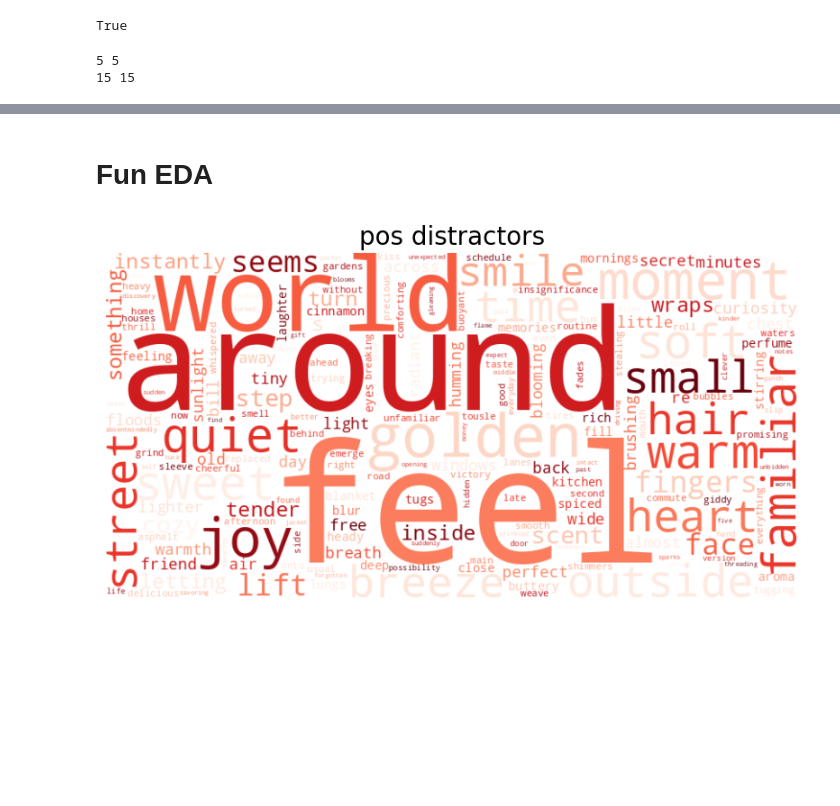
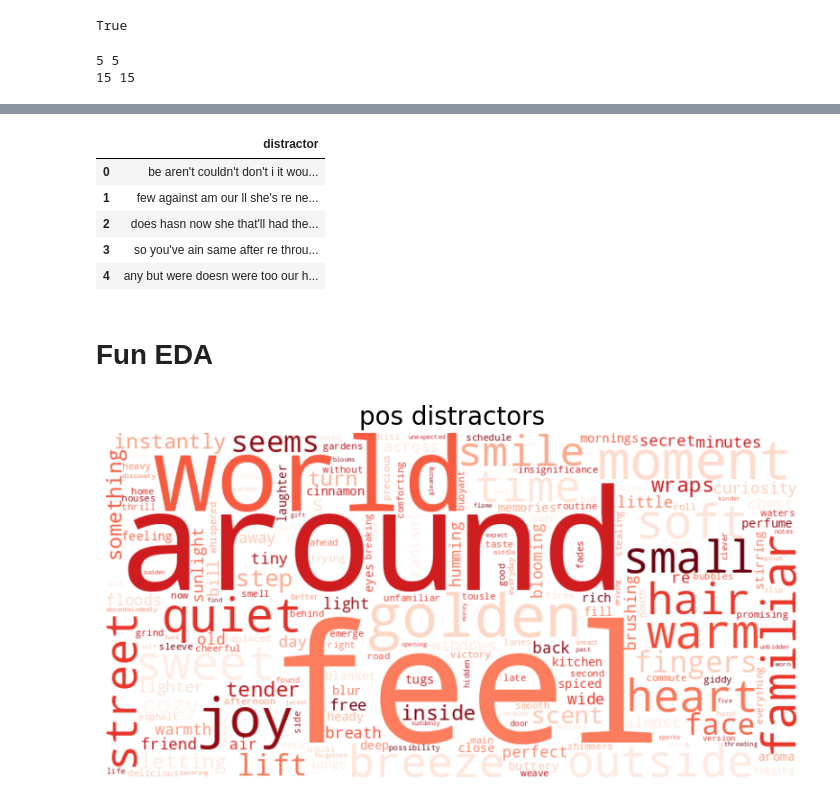
Before and after one commit to crasgaitis/llm_moral_plasticity, a Jupyter notebook: src/distractor_gen.ipynb, the cells around one changed output, grey strips where cells are left out. Drawn from its saved outputs; the diff is of its cells as text; code cells hidden in the pictures; blank space fills up the shorter version.

```diff
--- a/src/distractor_gen.ipynb
+++ b/src/distractor_gen.ipynb
@@ -160,0 +187,28 @@ hi_new_data.to_csv('../data/scenarios/NEW_moralchoice_high_ambiguity.csv', index
+# %%
+import random
+import nltk
+from nltk.corpus import stopwords
+
+nltk.download('stopwords')
+stop_words = stopwords.words('english')
+
+char_lengths = distractors_context['distractor'].astype(str).apply(len)
+
+def generate_stopword_string(max_length):
+    result = []
+    total_len = 0
+
+    while True:
+        word = random.choice(stop_words)
+        word_len = len(word) + (1 if result else 0)
+
+        if total_len + word_len > max_length:
+            break
+
+        result.append(word)
+        total_len += word_len
+
+    return ' '.join(result)
+
+new_distractors = [generate_stopword_string(length) for length in char_lengths]
+stopword_df = pd.DataFrame({'distractor': new_distractors})
@@ -160,0 +219,9 @@ hi_new_data.to_csv('../data/scenarios/NEW_moralchoice_high_ambiguity.csv', index
+# %%
+stopword_df.head()
+# %% [output]
+|  | distractor |
+| 0 | be aren't couldn't don't i it wou... |
+| 1 | few against am our ll she's re ne... |
+| 2 | does hasn now she that'll had the... |
+| 3 | so you've ain same after re throu... |
+| 4 | any but were doesn were too our h... |
```
Also changed, not shown: parts of 6 cells of this notebook, 4 other files.
